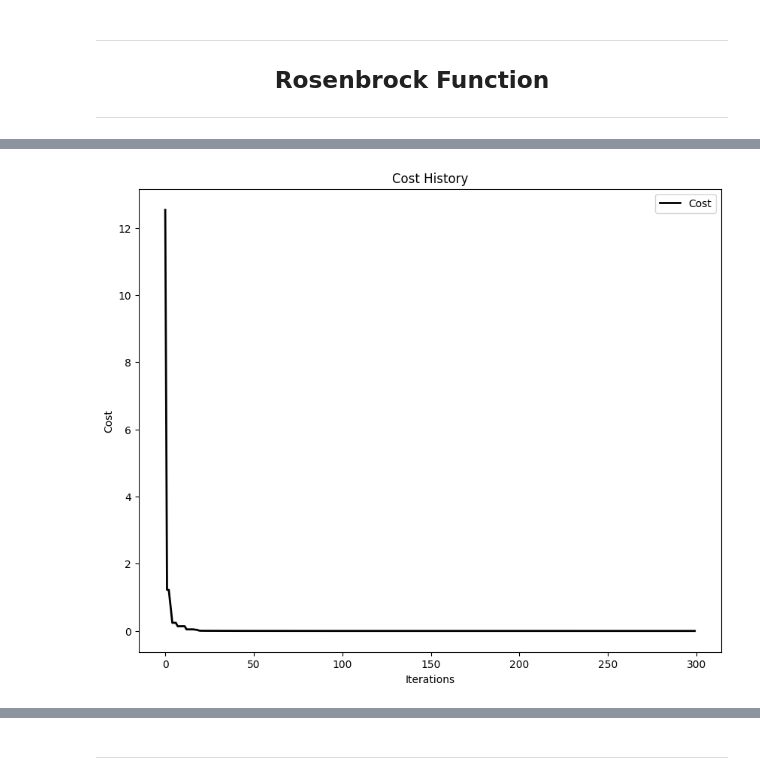
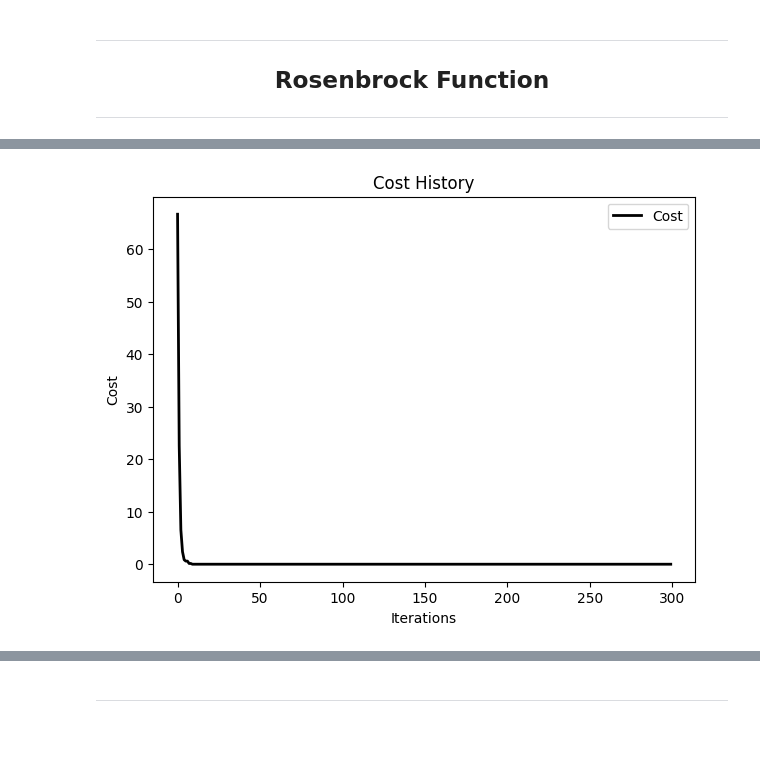
Before and after one commit to EstevesX10/Particle-Swarm-Optimization, a Jupyter notebook: Particle Swarm Optimization/PSO with Pyswarms/Particle Swarm Optimization with Pyswarms.ipynb, the cells around one changed output, grey strips where cells are left out. Drawn from its saved outputs; the diff is of its cells as text; code cells hidden in the pictures; blank space fills up the shorter version.

```diff
--- a/Particle Swarm Optimization/PSO with Pyswarms/Particle Swarm Optimization with Pyswarms.ipynb
+++ b/Particle Swarm Optimization/PSO with Pyswarms/Particle Swarm Optimization with Pyswarms.ipynb
@@ -37,0 +49,21 @@ lim = ([-5.12, -5.12], [5.12, 5.12])
+# %%
+def displayCostHistory(optimizer:GlobalBestPSO, length:int, width:int) -> None:
+    """
+    # Description
+        -> The displayCostHistory function allows to visualize the cost associated with the particles movement cost throughout all the iterations performed
+    := param: optimizer - Optimizer used
+    := param: length - Length of the Plot
+    := param: width - Width of the Plot
+    := return: None, since we are only plotting data
+    """
+    # Plot the cost over Iterations Axes
+    costHistoryAxes = plot_cost_history(cost_history = optimizer.cost_history)
+
+    # Fetch the Figure associated with the Axes
+    costFigure = costHistoryAxes.get_figure()
+
+    # Resize the cost figure
+    costFigure.set_size_inches(7, 5)
+
+    # Show the Final graph
+    plt.show()
@@ -125,10 +209,25 @@ animation.save('./Particle Searches/RastriginParticlesSearch.gif', fps=30)
 </div>
 
 ---
+# %%
+# Define the parameters used in PSO within a config dictionary
+rosenbrockConfig = {'d':2,
+          'w':0.5,
+          'c1':1.5,
+          'c2':0.8,
+          'n_particles':20,
+          'n_iterations':300,
+          'save_results':False,
+          'folder_results':'Particle Searches',
+          'filename_result':'RosenbrockParticlesSearch'
+         }
+
+# Define the bounds for the experiment
+lim = ([-5.12, -5.12], [5.12, 5.12])
 # %%
 # Create a new instance of a Optimizer
-optimizer = ps.single.GlobalBestPSO(n_particles=config['n_particles'], dimensions=config['d'], options=config, bounds=lim)
+rosenbrockOptimizer = ps.single.GlobalBestPSO(n_particles=rosenbrockConfig['n_particles'], dimensions=rosenbrockConfig['d'], options=rosenbrockConfig, bounds=lim)
 
 # Perform Optimization
-cost, pos = optimizer.optimize(rosenbrock, iters=config['n_iterations'])
+cost, pos = rosenbrockOptimizer.optimize(rosenbrock, iters=rosenbrockConfig['n_iterations'])
 # %% [output]
@@ -137,8 +236,8 @@ cost, pos = optimizer.optimize(rosenbrock, iters=config['n_iterations'])
 # %%
-# Plot the cost over Iterations
-cost_plot = plot_cost_history(cost_history = optimizer.cost_history)
+# PLot the Cost History
+displayCostHistory(rosenbrockOptimizer, 7, 5)
 # %% [output]
-[figure, old version]
+[figure, new version]
 # %%
 # Create a Mesher
 m = Mesher(func=rosenbrock,
```
Also changed, not shown: parts of 21 cells of this notebook.
